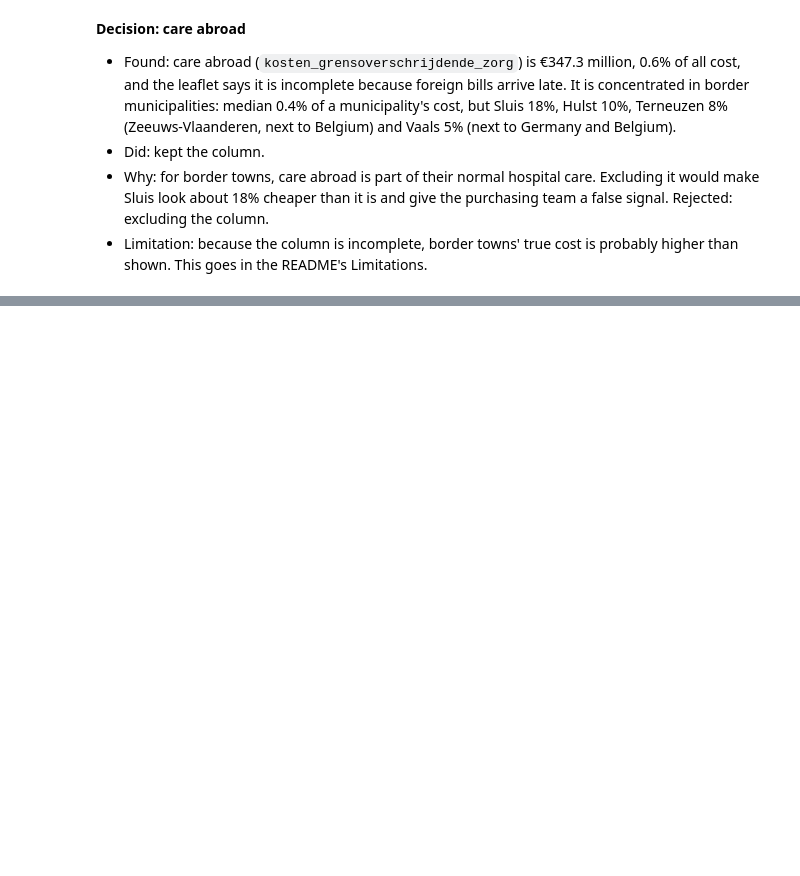
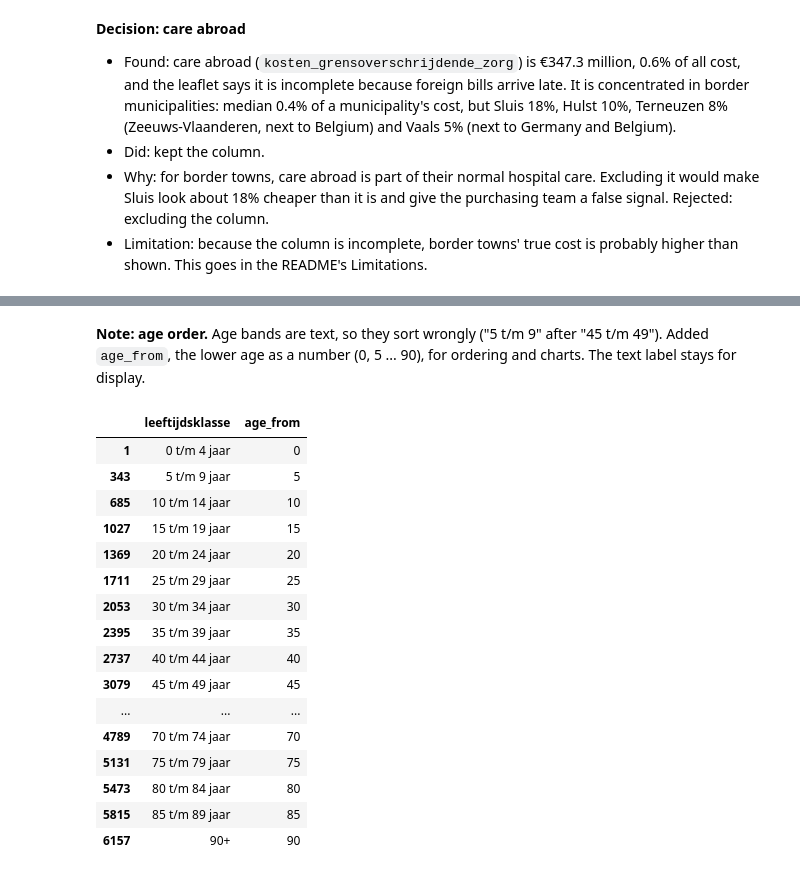
Before and after one commit to FaraRahimi/health-cost-benchmark, a Jupyter notebook: notebooks/02_clean.ipynb, the cells around one changed output, grey strips where cells are left out. Saved outputs shown, nothing was run; the diff lists cells and outputs as text; code cells hidden in the pictures; blank space fills up the shorter version.

Commit message:
Clean step 4: add age_from for correct age ordering

```diff
--- a/notebooks/02_clean.ipynb
+++ b/notebooks/02_clean.ipynb
@@ -84,0 +186,24 @@ abroad_pct.median()
+# %%
+vektis["age_from"] = vektis["leeftijdsklasse"].str.extract(r"(\d+)").astype(int)
+# %% [markdown]
+**Note: age order.** Age bands are text, so they sort wrongly ("5 t/m 9" after "45 t/m 49"). Added `age_from`, the lower age as a number (0, 5 ... 90), for ordering and charts. The text label stays for display.
+# %%
+vektis[["leeftijdsklasse", "age_from"]].drop_duplicates().sort_values("age_from")
+# %% [output]
+|  | leeftijdsklasse | age_from |
+| 1 | 0 t/m 4 jaar | 0 |
+| 343 | 5 t/m 9 jaar | 5 |
+| 685 | 10 t/m 14 jaar | 10 |
+| 1027 | 15 t/m 19 jaar | 15 |
+| 1369 | 20 t/m 24 jaar | 20 |
+| 1711 | 25 t/m 29 jaar | 25 |
+| 2053 | 30 t/m 34 jaar | 30 |
+| 2395 | 35 t/m 39 jaar | 35 |
+| 2737 | 40 t/m 44 jaar | 40 |
+| 3079 | 45 t/m 49 jaar | 45 |
+| ... | ... | ... |
+| 4789 | 70 t/m 74 jaar | 70 |
+| 5131 | 75 t/m 79 jaar | 75 |
+| 5473 | 80 t/m 84 jaar | 80 |
+| 5815 | 85 t/m 89 jaar | 85 |
+| 6157 | 90+ | 90 |
```
Also changed, not shown: parts of 21 cells of this notebook.
